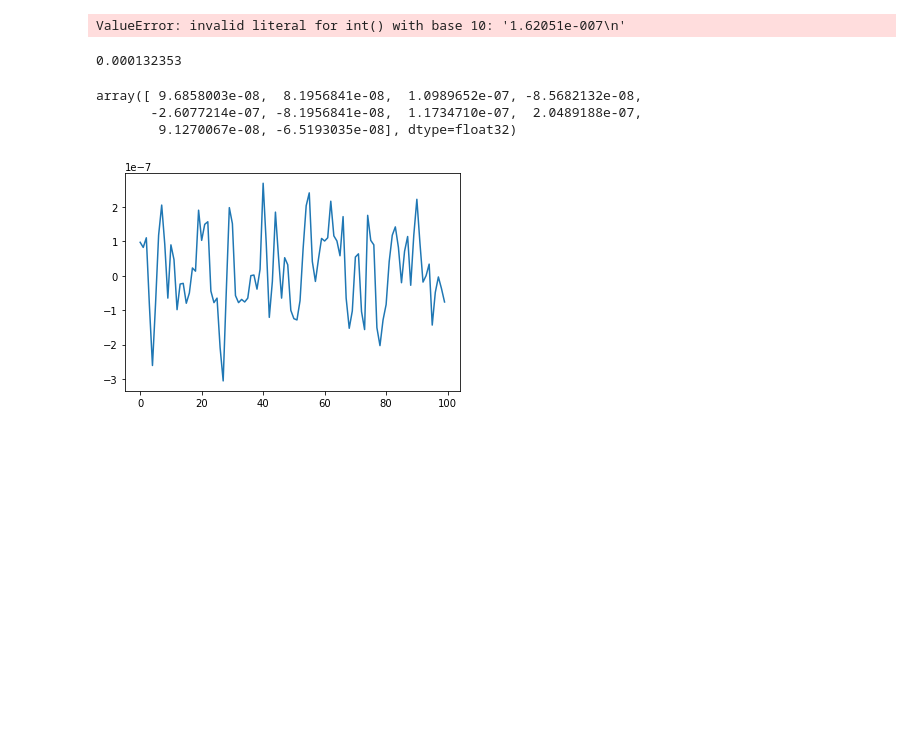
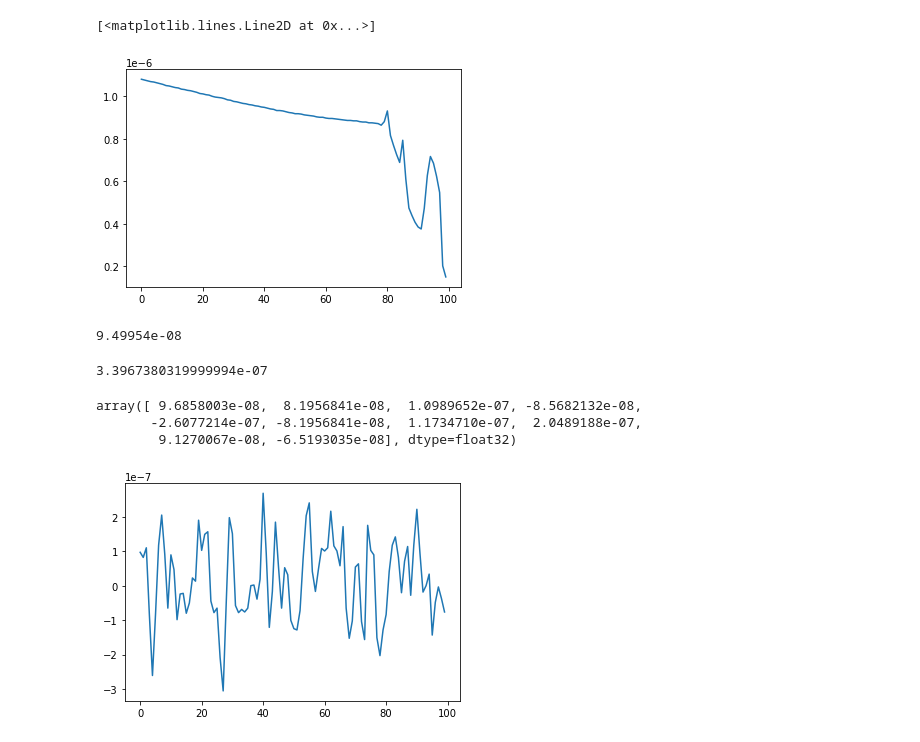
Before and after one commit to Youngcius/odmactor, a Jupyter notebook: zhy/lockin.ipynb, the cells around one changed output. Drawn from its saved outputs; the diff is of its cells as text; code cells hidden in the pictures; blank space fills up the shorter version.

```diff
--- a/zhy/lockin.ipynb
+++ b/zhy/lockin.ipynb
@@ -64,0 +14,5 @@ visa.ResourceManager().list_resources()
+# %%
+
+%timeit
+N = 1000
+lockin = LockInAmplifier(N)
@@ -65,17 +66,22 @@ visa.ResourceManager().list_resources()
+# %%
+plt.plot(lockin.get_data_with_time())
+# %% [output]
+[<matplotlib.lines.Line2D at 0x...>]
+[figure, added]
 # %%
 from pymeasure import instruments
 lockin = instruments.srs.SR830('GPIB0::23::INSTR')
 # %%
-lockin.buffer_measure
+lockin.magnitude
 # %% [output]
-ValueError: invalid literal for int() with base 10: '1.62051e-007\n'
+9.49954e-08
 # %%
 d = lockin.get_buffer(end=100)
 lockin.clear
-# %%
-lockin.magnitude
-# %% [output]
-0.000132353
+# %%
+np.mean(lockin.get_data_with_time())
+# %% [output]
+3.3967380319999994e-07
 # %%
 lockin.get_buffer(end=10)
 # %% [output]
```
Also changed, not shown: parts of 25 cells of this notebook, 8 other files.
